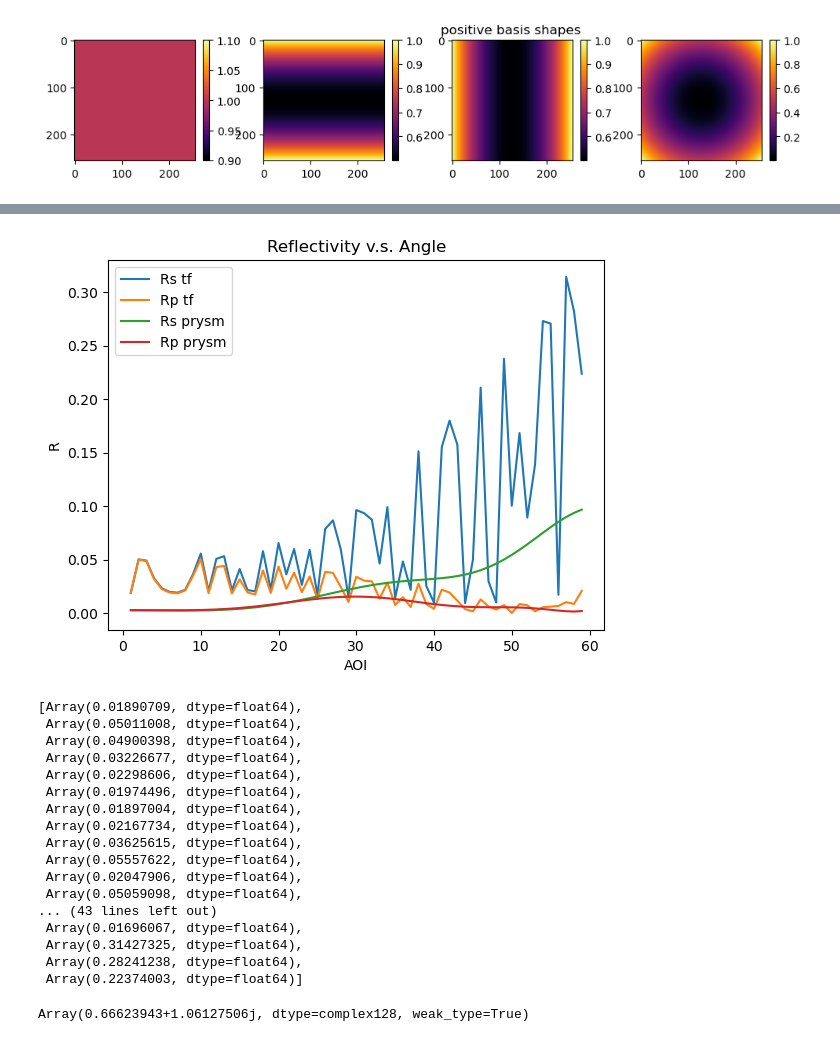
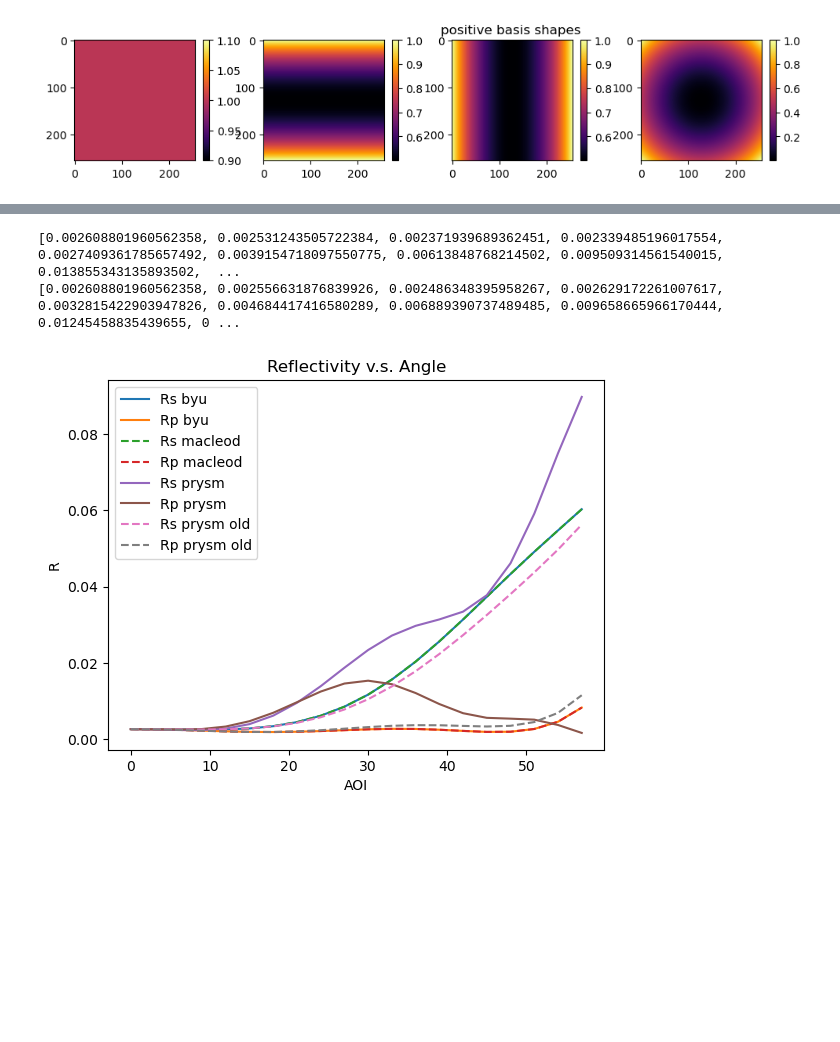
Before and after one commit to Jashcraf/tfoptym, a Jupyter notebook: test_tf.ipynb, the cells around one changed output, grey strips where cells are left out. Cells and saved outputs as stored; diff of their text form; code cells hidden in the pictures; blank space fills up the shorter version.

Commit message:
sleuthing for thinfilms bug in prysm v0.21

```diff
--- a/test_tf.ipynb
+++ b/test_tf.ipynb
@@ -20,32 +27,3 @@ plt.subplots_adjust()
 plt.show()
 # %% [output]
 [figure]
-# %%
-from tfoptym.thinfilms import compute_thin_films_byu
-from prysm.thinfilm import multilayer_stack_rt
-
-wvl = .587725
-angles = np.arange(1,60,1)
-n_C7980 = 1.458461
-n_MgF2 = 1.3698
-n_CeF3 = 1.6290 + 1j * 0.0034836
-n_ZrO2 = 2.1588
-
-stack = [
-        (n_MgF2, wvl/4),
-        (n_ZrO2, wvl/2),
-        (n_CeF3, wvl/4),
-        (n_C7980, 10_000),
-    ]
-
-rslist,rplist = [],[]
-rsplist,rpplist = [],[]
-for aoi in angles:
-    rs,_ = compute_thin_films_byu(stack,np.radians(aoi),wvl,substrate_index=1,polarization='s')
-    rp,_ = compute_thin_films_byu(stack,np.radians(aoi),wvl,substrate_index=1,polarization='p')
-    rsp,_ = multilayer_stack_rt(stack,wvl,'s',aoi=aoi)
-    rpp,_ = multilayer_stack_rt(stack,wvl,'p',aoi=aoi)
-    rslist.append(np.abs(rs)**2)
-    rplist.append(np.abs(rp)**2)
-    rsplist.append(np.abs(rsp)**2)
-    rpplist.append(np.abs(rpp)**2)
@@ -52,38 +181,23 @@ for aoi in angles:
+# %%
+print(rsplist)
+print(rpplist)
+# %% [output]
+[0.002608801960562358, 0.002531243505722384, 0.002371939689362451, 0.002339485196017554, 0.0027409361785657492, 0.0039154718097550775, 0.00613848768214502, 0.009509314561540015, 0.013855343135893502,  ...
+[0.002608801960562358, 0.002556631876839926, 0.002486348395958267, 0.002629172261007617, 0.0032815422903947826, 0.004684417416580289, 0.006889390737489485, 0.009658665966170444, 0.01245458835439655, 0 ...
 # %%
 plt.figure()
-plt.plot(angles,rslist,label='Rs tf')
-plt.plot(angles,rplist,label='Rp tf')
+plt.plot(angles,rsblist,label='Rs byu')
+plt.plot(angles,rpblist,label='Rp byu')
+plt.plot(angles,rsmlist,label='Rs macleod',linestyle='dashed')
+plt.plot(angles,rpmlist,label='Rp macleod',linestyle='dashed')
 plt.plot(angles,rsplist,label='Rs prysm')
 plt.plot(angles,rpplist,label='Rp prysm')
+plt.plot(angles,rsolist,label='Rs prysm old',linestyle='dashed')
+plt.plot(angles,rpolist,label='Rp prysm old',linestyle='dashed')
 plt.legend()
 plt.title('Reflectivity v.s. Angle')
 plt.ylabel('R')
 plt.xlabel('AOI')
 plt.show()
 # %% [output]
-[figure, old version]
+[figure, new version]
-# %%
-rslist
-# %% [output]
-[Array(0.01890709, dtype=float64),
- Array(0.05011008, dtype=float64),
- Array(0.04900398, dtype=float64),
- Array(0.03226677, dtype=float64),
- Array(0.02298606, dtype=float64),
- Array(0.01974496, dtype=float64),
- Array(0.01897004, dtype=float64),
- Array(0.02167734, dtype=float64),
- Array(0.03625615, dtype=float64),
- Array(0.05557622, dtype=float64),
- Array(0.02047906, dtype=float64),
- Array(0.05059098, dtype=float64),
-... (43 lines left out)
- Array(0.01696067, dtype=float64),
- Array(0.31427325, dtype=float64),
- Array(0.28241238, dtype=float64),
- Array(0.22374003, dtype=float64)]
-# %%
-ao = 1 + 1j
-np.arcsin(ao)
-# %% [output]
-Array(0.66623943+1.06127506j, dtype=complex128, weak_type=True)
```
Also changed, not shown: parts of 7 cells of this notebook, 8 other files.
